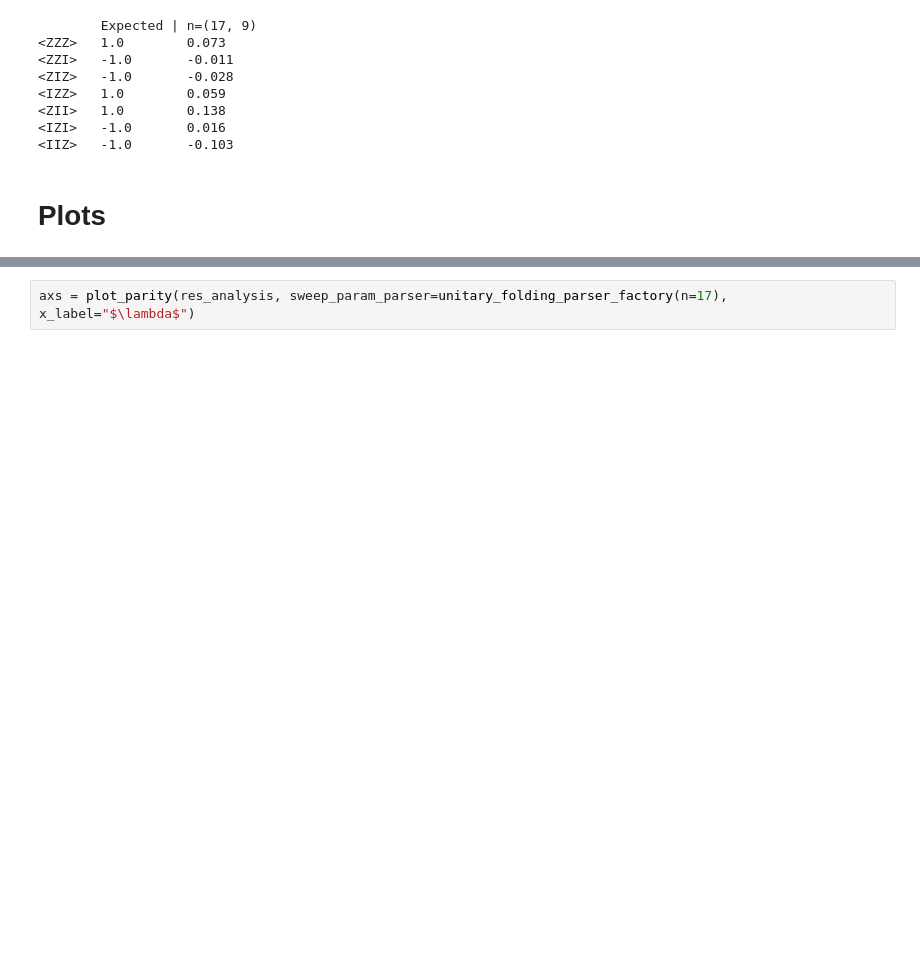
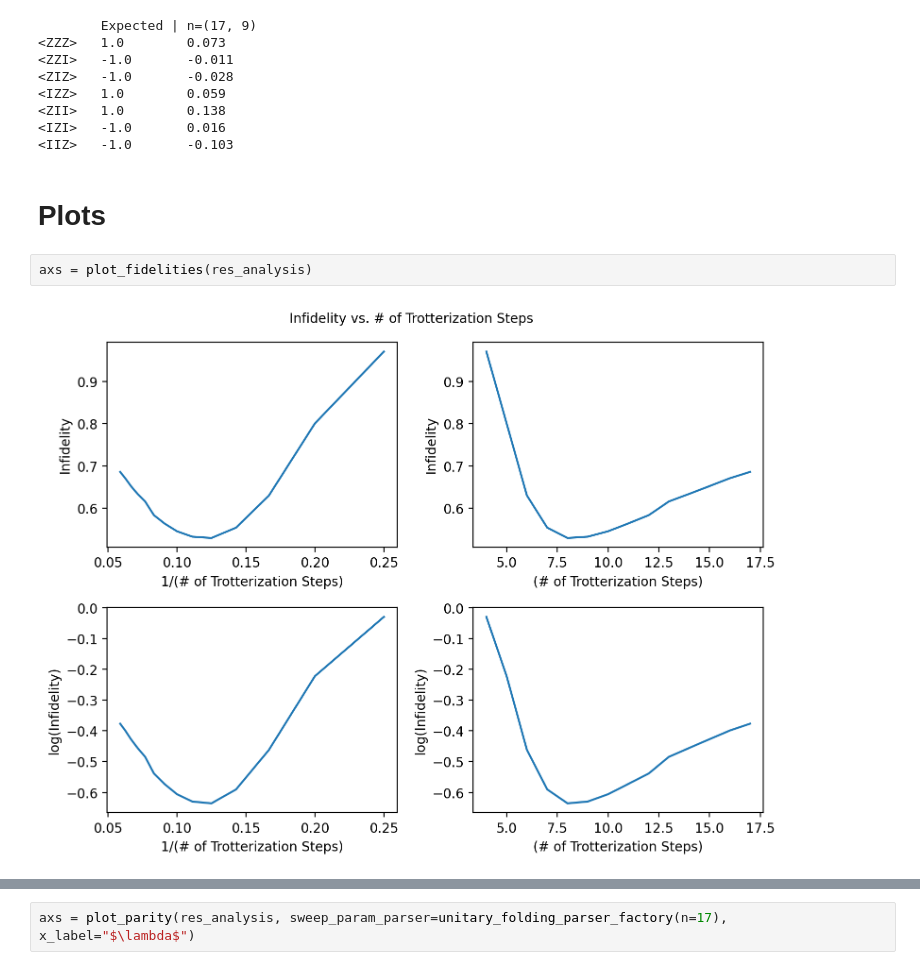
Before and after one commit to Phionx/trotts, a Jupyter notebook: explore/zne_unitary_folding_noise_sim.ipynb, the cells around one changed output, grey strips where cells are left out. Cells and saved outputs as stored; diff of their text form; blank space fills up the shorter version.

```diff
--- a/explore/zne_unitary_folding_noise_sim.ipynb
+++ b/explore/zne_unitary_folding_noise_sim.ipynb
@@ -75,3 +75,7 @@ compare_Z_parity(res_analysis)
 <IIZ>   -1.0       -0.103
 # %% [markdown]
 # Plots
+# %%
+axs = plot_fidelities(res_analysis)
+# %% [output]
+[figure, added]
```
Also changed, not shown: parts of 11 cells of this notebook, 3 other files.
